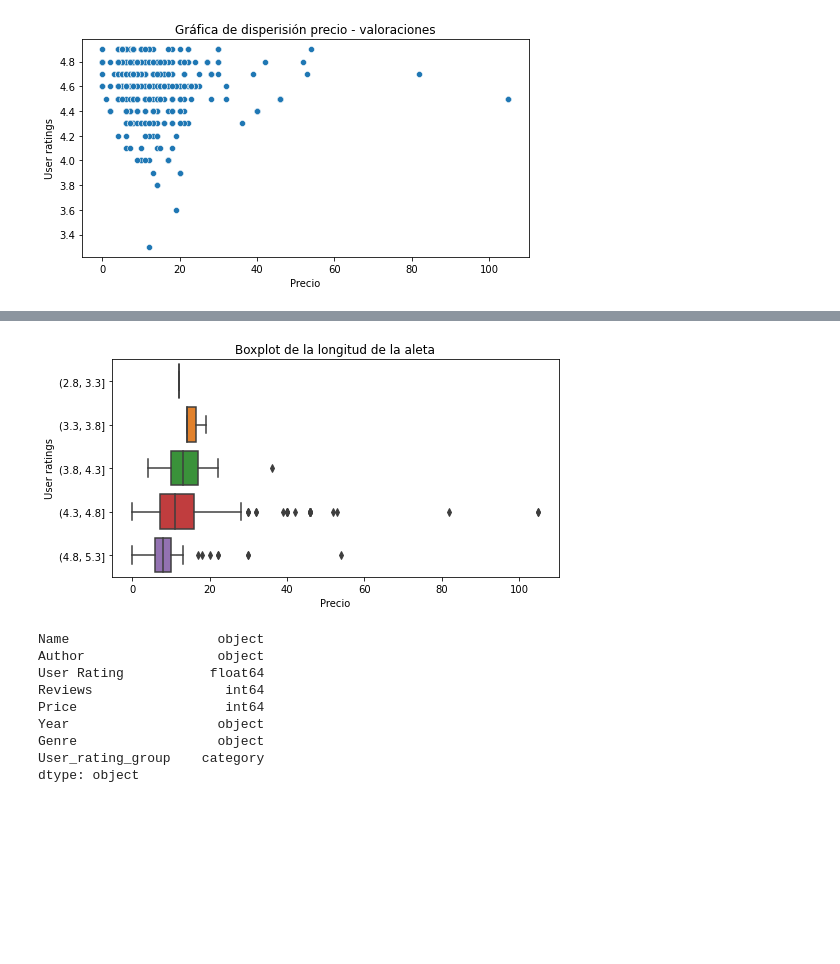
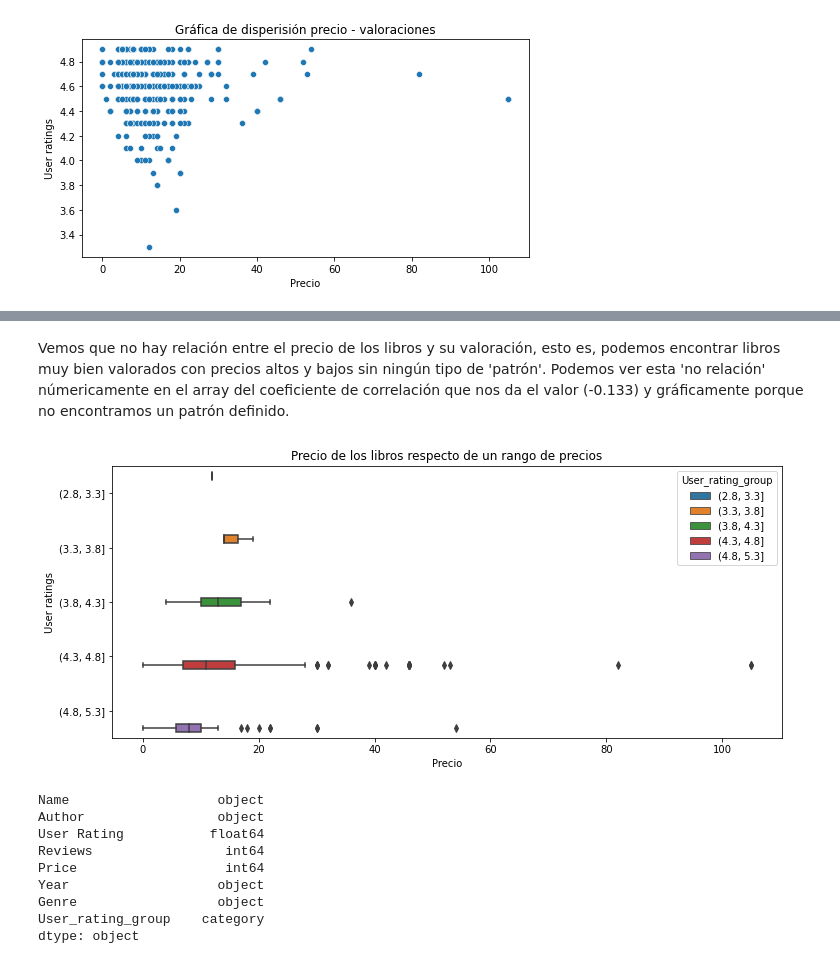
Before and after one commit to Adalab/DA-promo-A-module-2-pairprog-2-pair-3-Alicia-Laura, a Jupyter notebook: Estadistica/pair_estad_3.ipynb, the cells around one changed output, grey strips where cells are left out. Cells and saved outputs as stored; diff of their text form; code cells hidden in the pictures; blank space fills up the shorter version.

```diff
--- a/Estadistica/pair_estad_3.ipynb
+++ b/Estadistica/pair_estad_3.ipynb
@@ -167,5 +142,3 @@ df_copia.head()
-# %%
-df_copia["Year"] = df_copia["Year"].astype("object")
 # %%
 df_numericas = df.select_dtypes(exclude = "object")
 df_numericas
@@ -333,12 +281,14 @@ df_copia
+# %% [markdown]
+Vemos que no hay relación entre el precio de los libros y su valoración, esto es, podemos encontrar libros muy bien valorados con precios altos y bajos sin ningún tipo de 'patrón'. Podemos ver esta 'no relación' númericamente en el array del coeficiente de correlación que nos da el valor (-0.133) y gráficamente porque no encontramos un patrón definido.
 # %%
 # Boxplot por vertical, por isla
-plt.figure(figsize =(8,4))
-fig = sns.boxplot(x= df_copia["Price"], y = df_copia["User_rating_group"], data = df_copia)
+plt.figure(figsize =(12,5))
+fig = sns.boxplot(x= df_copia["Price"], y = df_copia["User_rating_group"], data = df_copia, hue = "User_rating_group")
 fig.set(xlabel='Precio', ylabel= 'User ratings' )
-fig.set_title('Boxplot de la longitud de la aleta')
+fig.set_title('Precio de los libros respecto de un rango de precios')
 plt.show()
 # %% [output]
-[figure, old version]
+[figure, new version]
 # %%
 df_copia.dtypes
 # %% [output]
```
Also changed, not shown: parts of 39 cells of this notebook.
